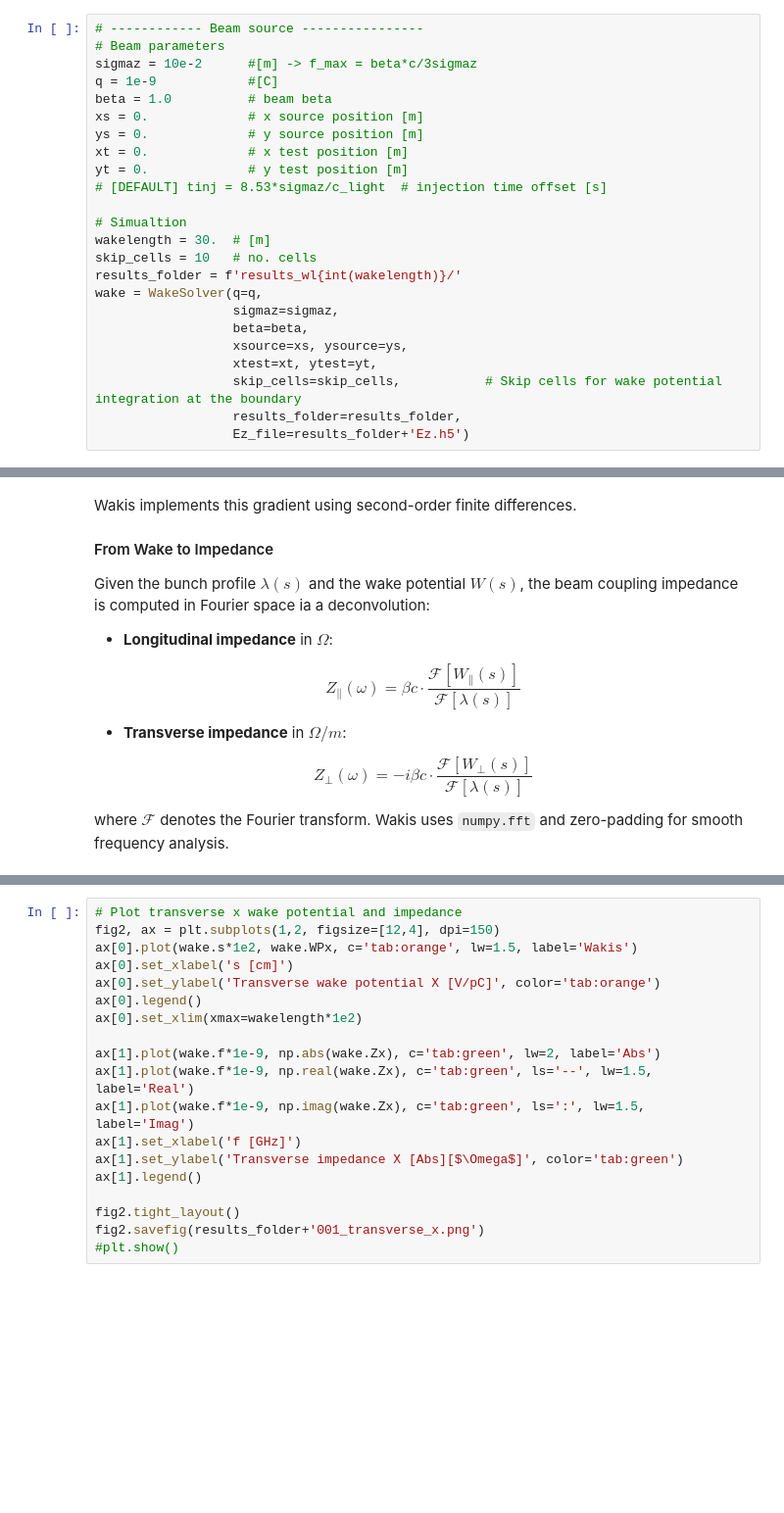
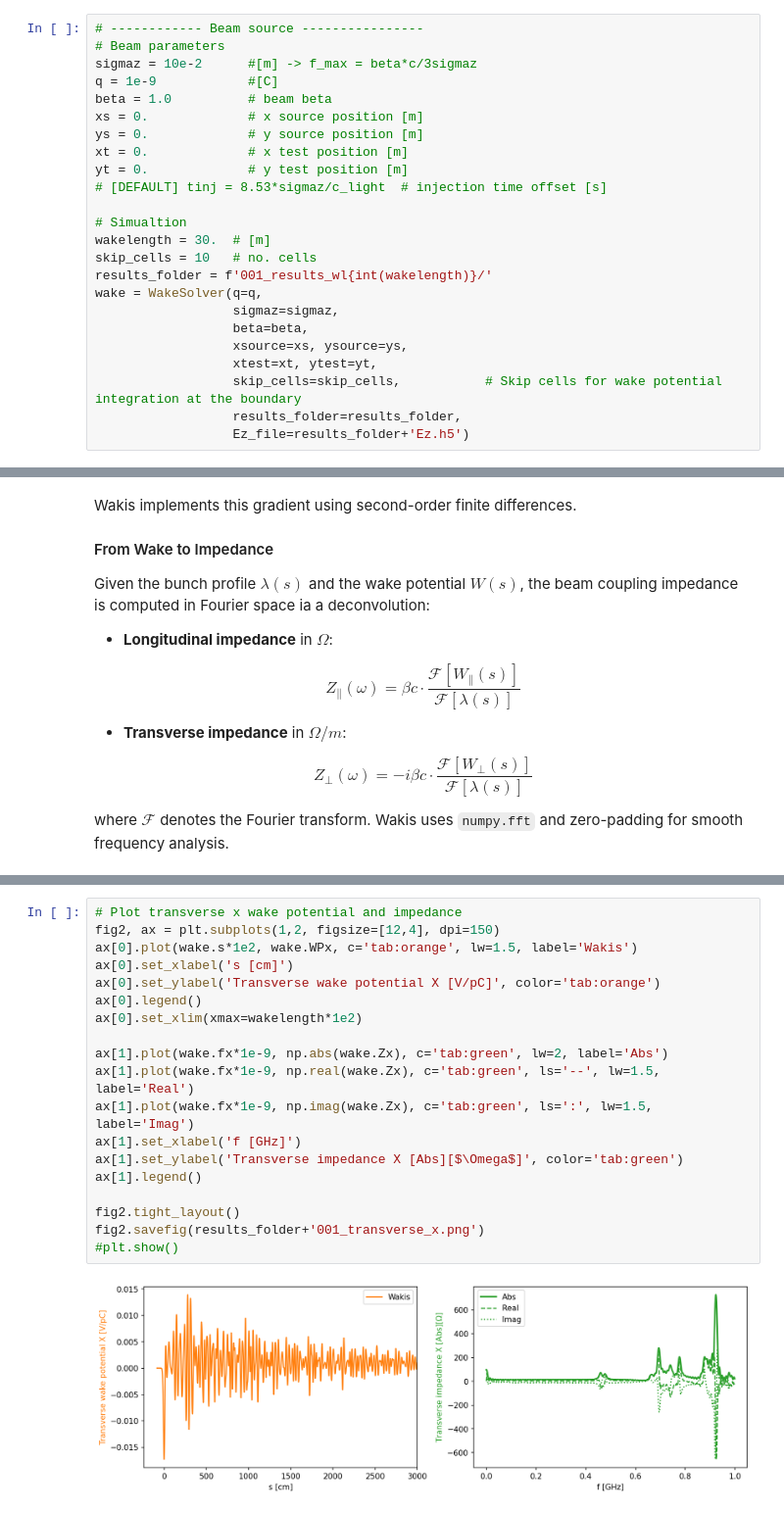
Before and after one commit to ImpedanCEI/CEI-meeting-hands-on, a Jupyter notebook: 001_wakefield_simulation.ipynb, the cells around one changed output, grey strips where cells are left out. Shown at 98% size. Drawn from its saved outputs; the diff is of its cells as text; blank space fills up the shorter version.

```diff
--- a/001_wakefield_simulation.ipynb
+++ b/001_wakefield_simulation.ipynb
@@ -361,7 +378,7 @@ yt = 0.             # y test position [m]
 # Simualtion
 wakelength = 30.  # [m]
 skip_cells = 10   # no. cells
-results_folder = f'results_wl{int(wakelength)}/'
+results_folder = f'001_results_wl{int(wakelength)}/'
 wake = WakeSolver(q=q,
                   sigmaz=sigmaz,
                   beta=beta,
@@ -466,22 +500,24 @@ fig1.savefig(results_folder+'longitudinal.png')
 # %%
 # Plot transverse x wake potential and impedance
 fig2, ax = plt.subplots(1,2, figsize=[12,4], dpi=150)
 ax[0].plot(wake.s*1e2, wake.WPx, c='tab:orange', lw=1.5, label='Wakis')
 ax[0].set_xlabel('s [cm]')
 ax[0].set_ylabel('Transverse wake potential X [V/pC]', color='tab:orange')
 ax[0].legend()
 ax[0].set_xlim(xmax=wakelength*1e2)
 
-ax[1].plot(wake.f*1e-9, np.abs(wake.Zx), c='tab:green', lw=2, label='Abs')
-ax[1].plot(wake.f*1e-9, np.real(wake.Zx), c='tab:green', ls='--', lw=1.5, label='Real')
-ax[1].plot(wake.f*1e-9, np.imag(wake.Zx), c='tab:green', ls=':', lw=1.5, label='Imag')
+ax[1].plot(wake.fx*1e-9, np.abs(wake.Zx), c='tab:green', lw=2, label='Abs')
+ax[1].plot(wake.fx*1e-9, np.real(wake.Zx), c='tab:green', ls='--', lw=1.5, label='Real')
+ax[1].plot(wake.fx*1e-9, np.imag(wake.Zx), c='tab:green', ls=':', lw=1.5, label='Imag')
 ax[1].set_xlabel('f [GHz]')
 ax[1].set_ylabel('Transverse impedance X [Abs][$\Omega$]', color='tab:green')
 ax[1].legend()
 
 fig2.tight_layout()
 fig2.savefig(results_folder+'001_transverse_x.png')
 #plt.show()
+# %% [output]
+[figure, added]
 # %%
 # Plot transverse y wake potential and impedance
 fig3, ax = plt.subplots(1,2, figsize=[12,4], dpi=150)
```
Also changed, not shown: parts of 33 cells of this notebook, 1 other file.
